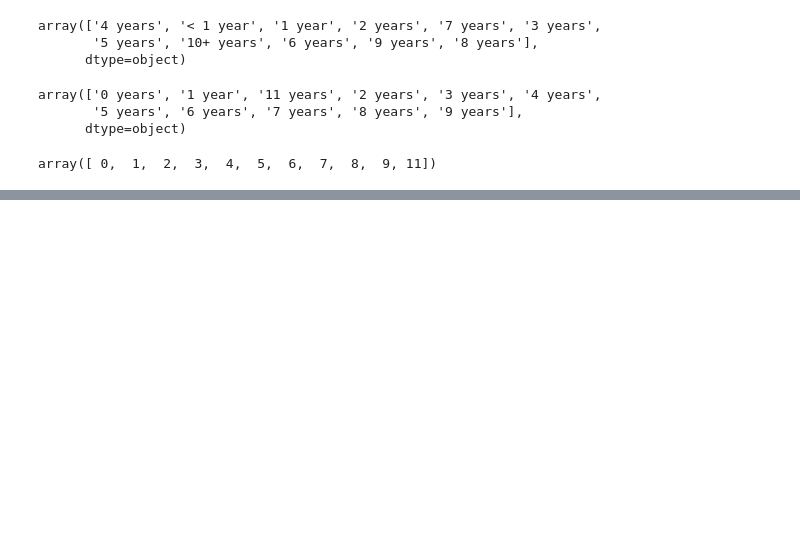
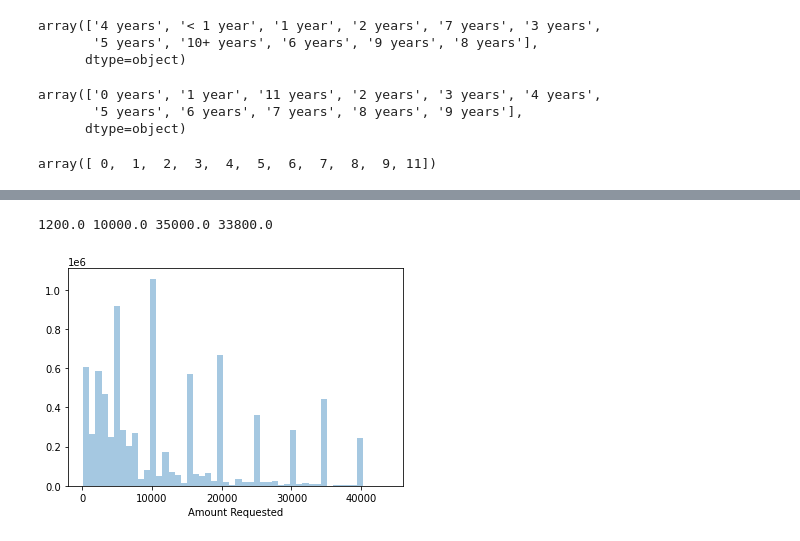
Before and after one commit to Rekha5649/Data-Science-20-Feb-Optimizing-Lending-Club-s-Financial-Risk-1, a Jupyter notebook: major_project.ipynb, the cells around one changed output, grey strips where cells are left out. Drawn from its saved outputs; the diff is of its cells as text; code cells hidden in the pictures; blank space fills up the shorter version.

```diff
--- a/major_project.ipynb
+++ b/major_project.ipynb
@@ -1382,0 +1543,9 @@ array([ 0,  1,  2,  3,  4,  5,  6,  7,  8,  9, 11])
+# %%
+# Amount Requested
+
+avgcb_no_outliers = plot_feature(copy_r['Amount Requested'] , iq_range=.85, return_mask = True)
+copy_r['Amount Requested']  = copy_r['Amount Requested'] .mask(avgcb_no_outliers == False)
+copy_r['Amount Requested'] = copy_r['Amount Requested'].fillna(copy_r['Amount Requested'].mean())
+# %% [output]
+1200.0 10000.0 35000.0 33800.0
+[figure, added]
```
Also changed, not shown: parts of 50 cells of this notebook.
